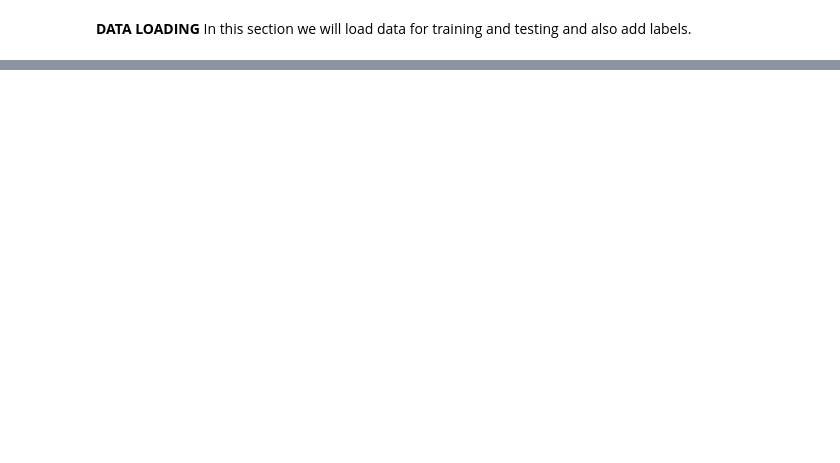
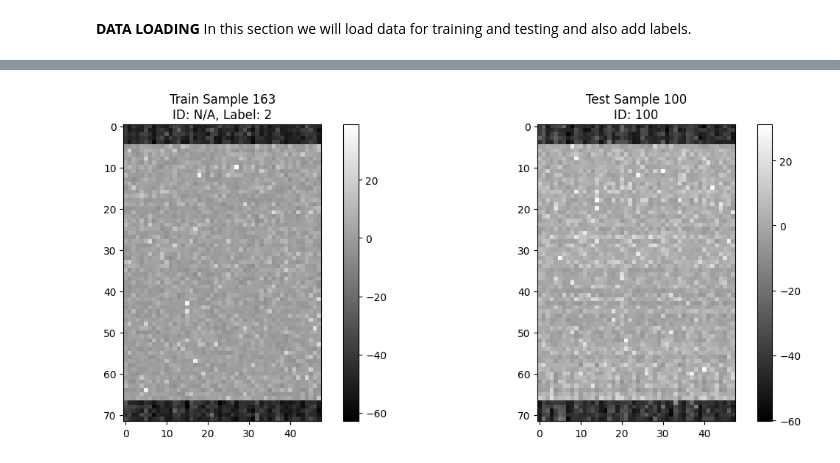
Before and after one commit to Darknessdark898/MLF, a Jupyter notebook: MLFjankyProject.ipynb, the cells around one changed output, grey strips where cells are left out. Drawn from its saved outputs; the diff is of its cells as text; code cells hidden in the pictures; blank space fills up the shorter version.

```diff
--- a/MLFjankyProject.ipynb
+++ b/MLFjankyProject.ipynb
@@ -177,0 +108,83 @@ IDs shape: (120,)
+# %%
+import numpy as np
+import os
+import matplotlib.pyplot as plt
+import pandas as pd
+
+# load CSV with labels
+labels_df = pd.read_csv('MLF/PROJECT/label_train.csv')
+
+# set paths
+train_folder_path = 'MLF/PROJECT/Train'
+test_folder_path = 'MLF/PROJECT/Test'
+
+#get sorted lists of .npy files
+train_npy_files = sorted([f for f in os.listdir(train_folder_path) if f.endswith('.npy')],
+                         key=lambda x: int(x.split('.')[0]))
+test_npy_files = sorted([f for f in os.listdir(test_folder_path) if f.endswith('.npy')],
+                        key=lambda x: int(x.split('.')[0]))
+
+#initialization of lists
+train_data = []  #tuples of (image, label)
+test_data = []   #tuples of (image, ID)
+
+#load training data with corresponding labels
+for file in train_npy_files:
+    image_id = int(file.split('.')[0])
+    image = np.load(os.path.join(train_folder_path, file))
+    label = labels_df.loc[labels_df['ID'] == image_id, 'target'].values[0]
+    train_data.append((image, label))
+
+#load test data with IDs
+for file in test_npy_files:
+    image_id = int(file.split('.')[0])
+    image = np.load(os.path.join(test_folder_path, file))
+    test_data.append((image, image_id))
+
+#unzip into separate lists
+train_images, train_labels = zip(*train_data)
+test_images, test_ids = zip(*test_data)
+
+#convert to numpy arrays
+train_images = np.array(train_images)
+train_labels = np.array(train_labels)
+test_images = np.array(test_images)
+test_ids = np.array(test_ids)
+
+#chceck of the shape of data
+print("Training Data:")
+print(f"Images shape: {train_images.shape}")  #should be (num_samples, 72, 48)
+print(f"Labels shape: {train_labels.shape}")  #should be (num_samples,)
+
+print("\nTest Data:")
+print(f"Images shape: {test_images.shape}")   #should be (num_samples, 72, 48)
+print(f"IDs shape: {test_ids.shape}")        #should be (num_samples,)
+
+#visualize examples
+def visualize_examples():
+    plt.figure(figsize=(12, 5))
+
+    #train example
+    plt.subplot(1, 2, 1)
+    idx = 163  #index
+    plt.imshow(train_images[idx], cmap='gray')
+    plt.title(f"Train Sample {idx}\nID: {test_ids[idx] if idx < len(test_ids) else 'N/A'}, Label: {train_labels[idx]}")
+    plt.colorbar()
+
+    #test example
+    plt.subplot(1, 2, 2)
+    idx = 100  #index
+    plt.imshow(test_images[idx], cmap='gray')
+    plt.title(f"Test Sample {idx}\nID: {test_ids[idx]}")
+    plt.colorbar()
+
+    plt.tight_layout()
+    plt.show()
+
+visualize_examples()
+
+#some additional verification
+print("\nFirst 10 training labels:")
+for i, (img, label) in enumerate(zip(train_images[:100], train_labels[:100])):
+    print(f"Sample {i}: Label = {label}")
+# %% [output]
@@ -177,0 +198 @@ IDs shape: (120,)
+[figure, added]
```
Also changed, not shown: parts of 20 cells of this notebook.
